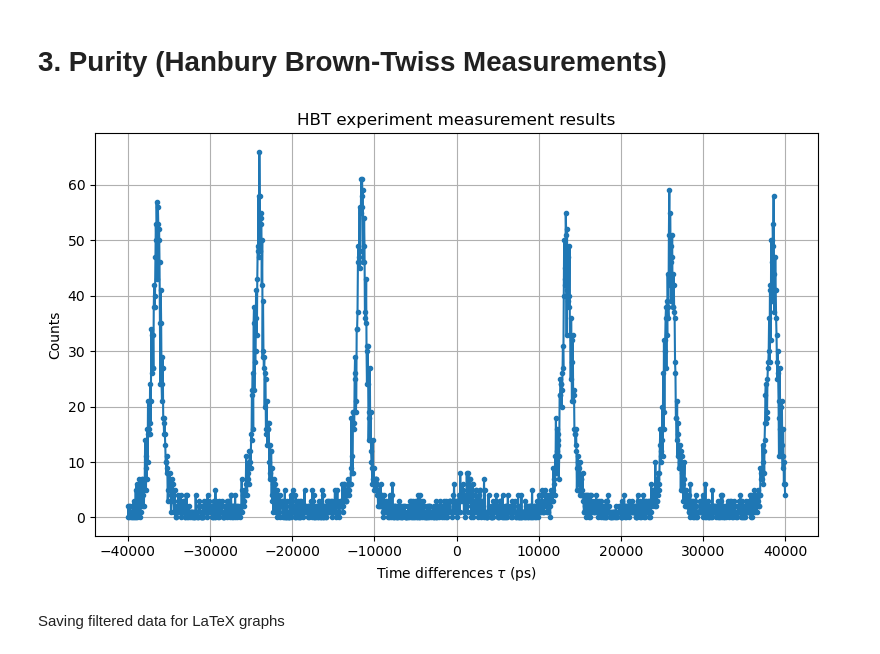
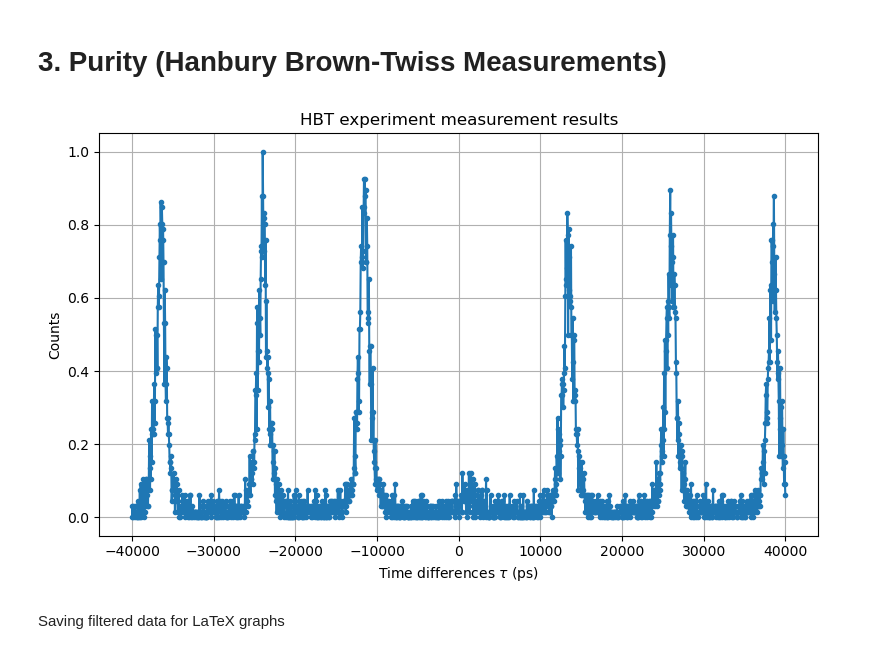
Before and after one commit to cezaris13/Quantum-Photonics-Experiment, a Jupyter notebook: Experiments.ipynb, the cells around one changed output. Cells and saved outputs as stored; diff of their text form; code cells hidden in the pictures.

```diff
--- a/Experiments.ipynb
+++ b/Experiments.ipynb
@@ -9,6 +9,9 @@ from scipy import constants
 Additional constants for the data processing
 # %%
 frequency = 80 * 10**6
+# %%
+def normalize(y):
+    return (y - y.min()) / (y.max() - y.min())
 # %% [markdown]
 # 1. Spectrometer measurements
 # %%
@@ -420,25 +431,25 @@ Retrieved delta lambda from decay function: 1.438242320054566 (pm)
 # %%
 df = pd.read_csv("Data/HBT_measurements_200nW_650_pulsed_80MHz_source_600_grating.txt", sep="\t")
 time_col = "Time differences (ps)"
 count_col = "Counts per bin"
 
 x = df[time_col].values.astype(float)
 y = df[count_col].values.astype(float)
-
+y=normalize(y)
 range_time = 40000
 
 df_filtered = df[(x >= -range_time) & (x <= range_time)]
 
 plt.figure(figsize=(8, 5))
-plt.plot(df_filtered[time_col], df_filtered[count_col], marker='o', linestyle='-', linewidth=1.5, markersize=3)
+plt.plot(df_filtered[time_col], normalize(df_filtered[count_col]), marker='o', linestyle='-', linewidth=1.5, markersize=3)
 plt.title("HBT experiment measurement results")
 plt.xlabel("Time differences $\\tau$ (ps)")
 plt.ylabel("Counts")
 plt.grid(True)
 plt.tight_layout()
 plt.show()
 # %% [output]
-[figure, old version]
+[figure, new version]
 # %% [markdown]
 Saving filtered data for LaTeX graphs
 # %%
```
Also changed, not shown: parts of 22 cells of this notebook, 7 other files.
